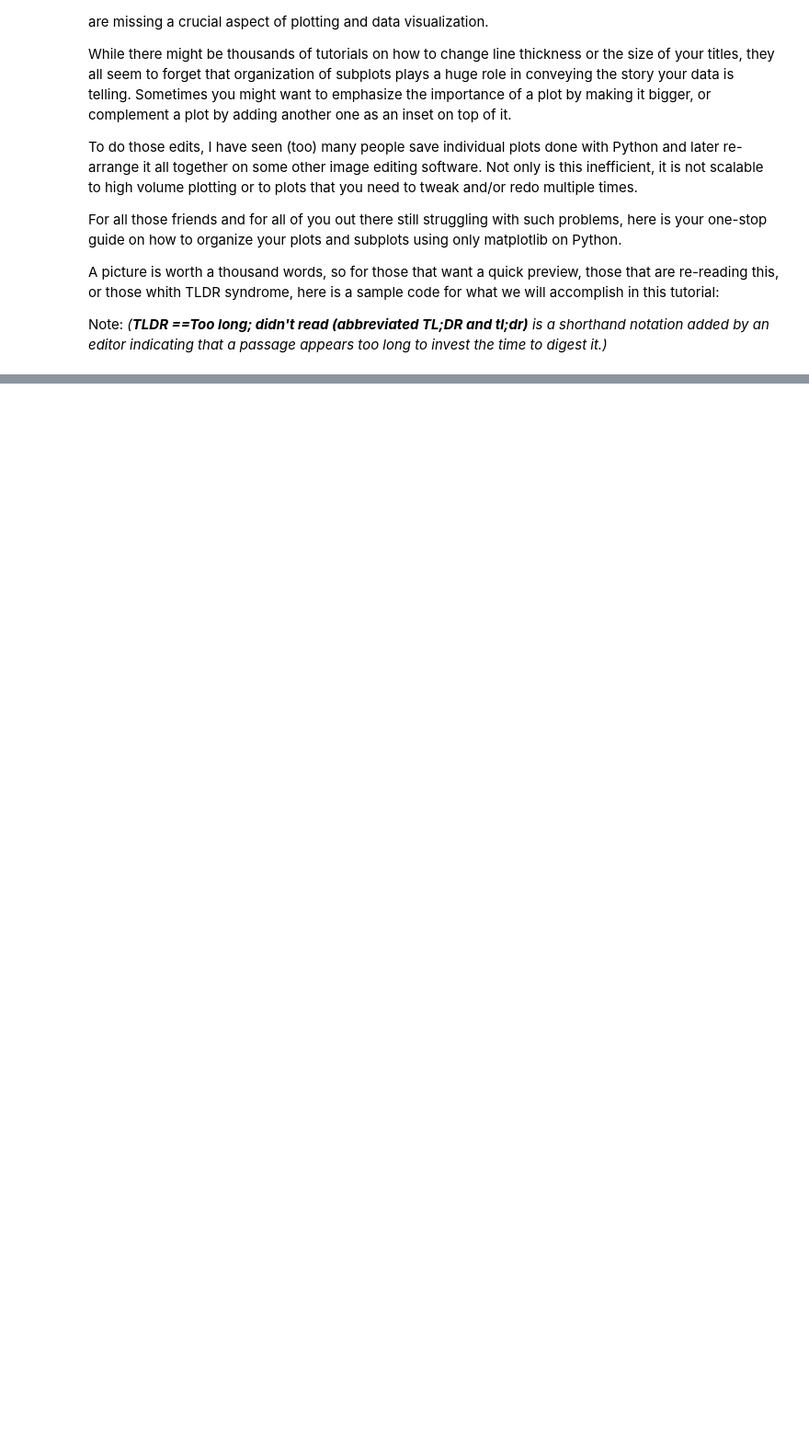
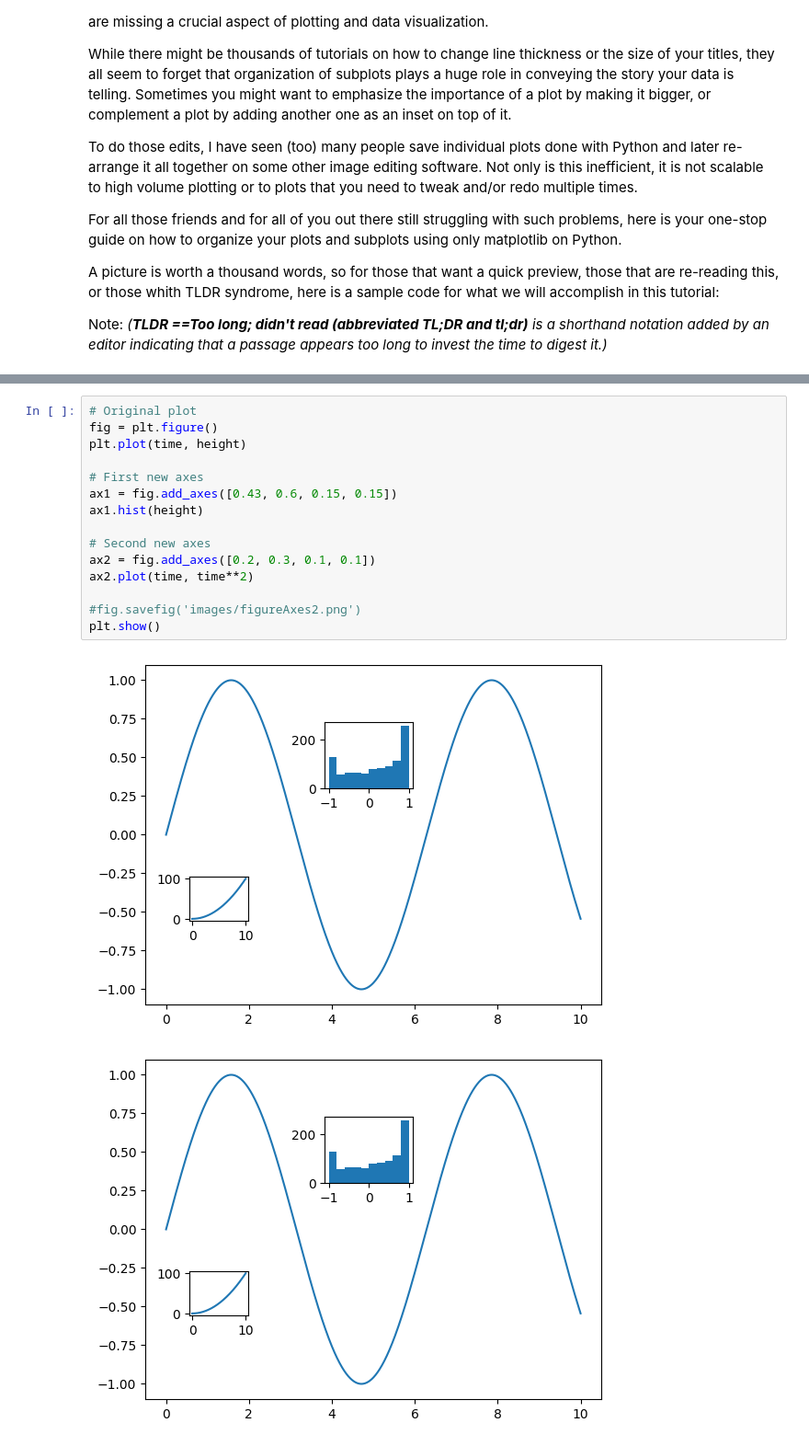
Before and after one commit to KPAdhikari/PythonStuff, a Jupyter notebook: IPython_Jupyter_Notebooks/Python Plotting - matplotlib V2.ipynb, the cells around one changed output, grey strips where cells are left out. Shown: that part at 92% size. Saved outputs shown, nothing was run; the diff lists cells and outputs as text; blank space fills up the shorter version.

```diff
--- a/IPython_Jupyter_Notebooks/Python Plotting - matplotlib V2.ipynb
+++ b/IPython_Jupyter_Notebooks/Python Plotting - matplotlib V2.ipynb
@@ -26,0 +130,18 @@ Note: *(**TLDR ==Too long; didn't read (abbreviated TL;DR and tl;dr)** is a shor
+# %%
+# Original plot
+fig = plt.figure()
+plt.plot(time, height)
+
+# First new axes
+ax1 = fig.add_axes([0.43, 0.6, 0.15, 0.15])
+ax1.hist(height)
+
+# Second new axes
+ax2 = fig.add_axes([0.2, 0.3, 0.1, 0.1])
+ax2.plot(time, time**2)
+
+#fig.savefig('images/figureAxes2.png')
+plt.show()
+# %% [output]
+[figure, added]
+[figure, added]
```
Also changed, not shown: parts of 9 cells of this notebook, 4 other files.
